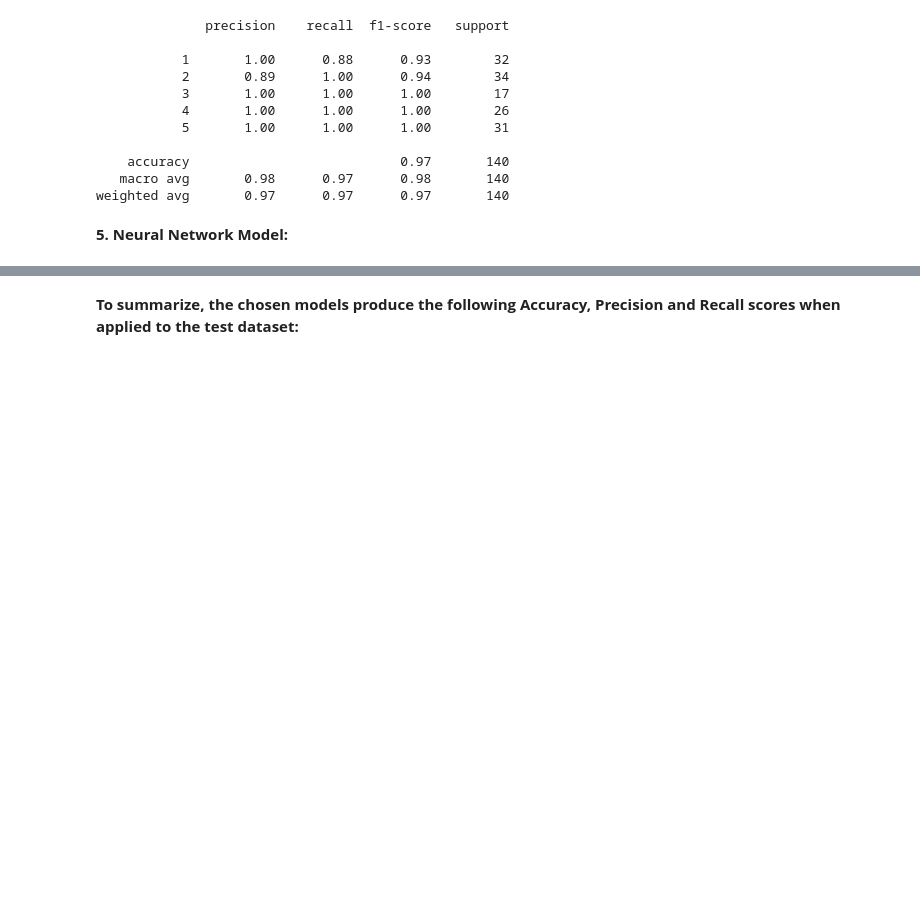
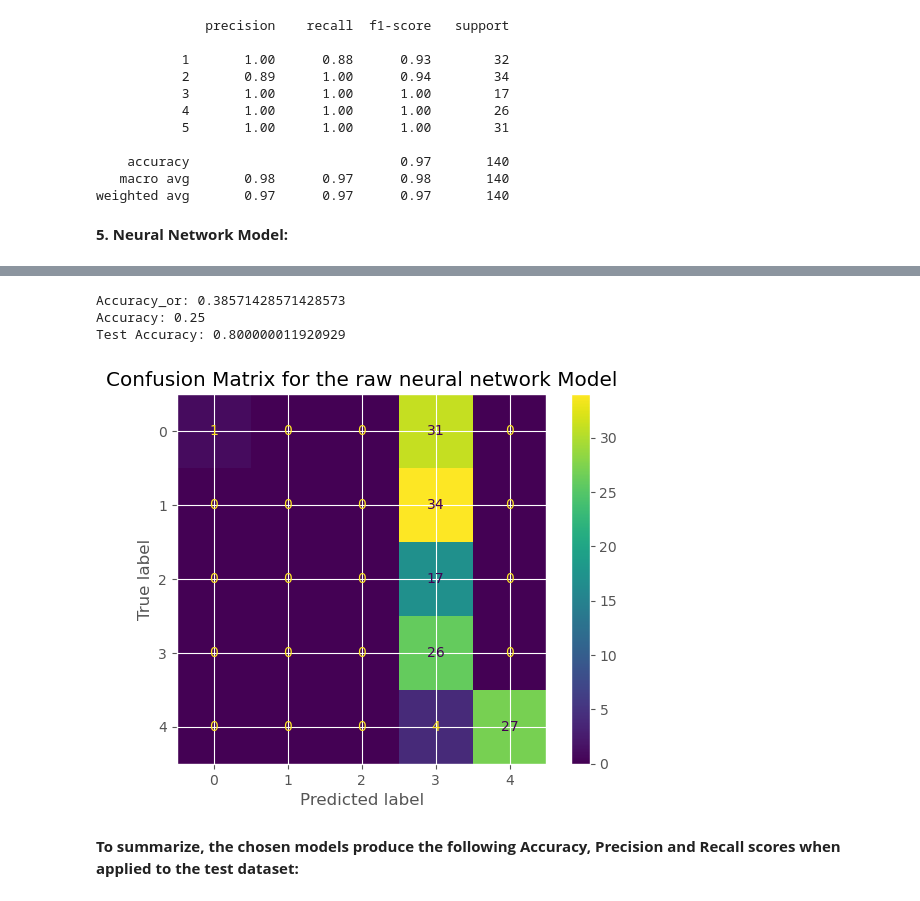
Before and after one commit to bizzaccelerator/classification_of_consumer_behaviour, a Jupyter notebook: notebook.ipynb, the cells around one changed output, grey strips where cells are left out. Saved outputs shown, nothing was run; the diff lists cells and outputs as text; code cells hidden in the pictures; blank space fills up the shorter version.

```diff
--- a/notebook.ipynb
+++ b/notebook.ipynb
@@ -1115,3 +1272,23 @@ __5. Neural Network Model:__
+# %%
+# The indicator chosen for assessing the validity of the model is Accuracy:
+print("Accuracy_or:", accuracy_score(y_val, predictions))
+print("Accuracy:", accuracy_score(y_val_encoded, y_pred_val))
+accuracy = history.score(y_val_encoded, predictions)
+print(f"Test Accuracy: {accuracy}")
+# %% [output]
+Accuracy_or: 0.38571428571428573
+Accuracy: 0.25
+Test Accuracy: 0.800000011920929
+# %%
+# Create a confusion matrix
+cm_nn = confusion_matrix(y_val, predictions)
+
+# Display the confusion matrix created
+disp = ConfusionMatrixDisplay(confusion_matrix=cm_nn, display_labels=history.classes_).plot()
+plt.title('Confusion Matrix for the raw neural network Model')
+plt.show()
+# %% [output]
+[figure, added]
 # %% [markdown]
 __To summarize, the chosen models produce the following Accuracy, Precision and Recall scores when applied to the test dataset:__
 # %%
```
Also changed, not shown: parts of 18 cells of this notebook.
